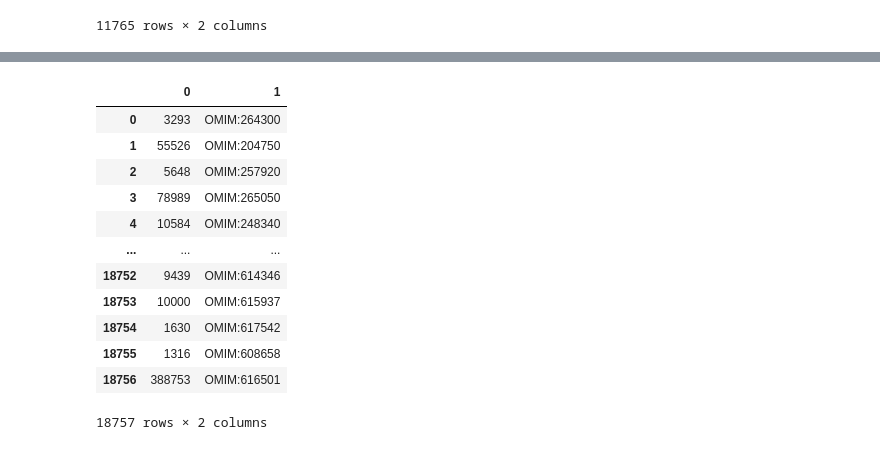
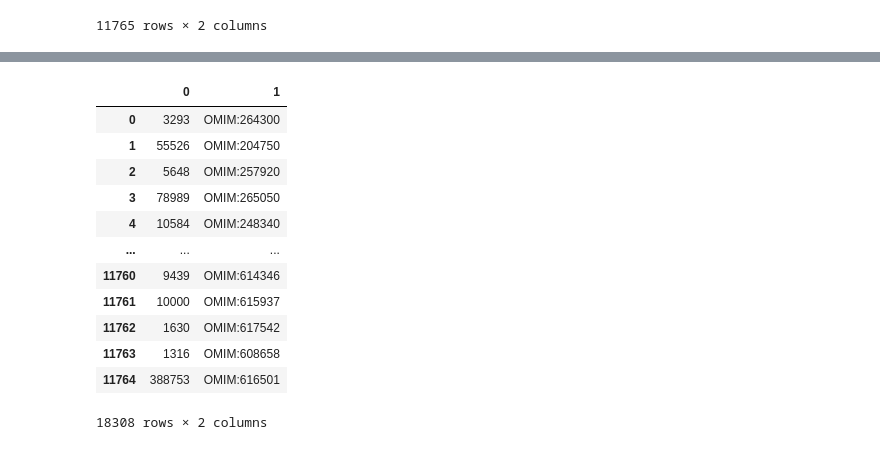
Before and after one commit to Zahra1998Dehghani/gNetDGP, a Jupyter notebook: utility_notebooks/validate-mouse.ipynb, the cells around one changed output, grey strips where cells are left out. Saved outputs shown, nothing was run; the diff lists cells and outputs as text; code cells hidden in the pictures.

```diff
--- a/utility_notebooks/validate-mouse.ipynb
+++ b/utility_notebooks/validate-mouse.ipynb
@@ -204,0 +286,3 @@ unique_gene2diseases_mouse_genes_OMIMs
+# %%
+unique_inflated_mouse_gene_omimid = inflated_mouse_gene_omimid.drop_duplicates()
+unique_inflated_mouse_gene_omimid
@@ -205,6 +303,6 @@ unique_gene2diseases_mouse_genes_OMIMs
 # %%
-unique_gene_diseases = gene_diseases.drop_duplicates()
-unique_gene_diseases
+unique_human_gene_diseases = gene_diseases.drop_duplicates()
+unique_human_gene_diseases
 # %% [output]
 |  | 0 | 1 |
 | 0 | 3119 | OMIM:612595 |
@@ -219,3 +317,8 @@ unique_gene_diseases
 | 11763 | 1316 | OMIM:608658 |
 | 11764 | 388753 | OMIM:616501 |
 11765 rows × 2 columns
+# %%
+unique_inflated_mouse_gene_omimid.loc[:, 0] = unique_inflated_mouse_gene_omimid.loc[:, 0].astype(int)
+unique_inflated_mouse_gene_omimid.loc[:, 1] = unique_inflated_mouse_gene_omimid.loc[:, 1].astype(str)
+
+unique_inflated_mouse_gene_omimid
@@ -221,0 +339,4 @@ unique_gene_diseases
+# %%
+unique_human_gene_diseases.loc[:, 0] = unique_human_gene_diseases.loc[:, 0].astype(int)
+unique_human_gene_diseases.loc[:, 1] = unique_human_gene_diseases.loc[:, 1].astype(str)
+unique_human_gene_diseases
@@ -222,18 +357,18 @@ unique_gene_diseases
 # %%
-concat_pd = pd.concat([unique_gene2diseases_mouse_genes_OMIMs, gene_diseases], ignore_index=True, axis=0)
+concat_pd = pd.concat([unique_inflated_mouse_gene_omimid, unique_human_gene_diseases], axis=0)
 concat_pd
 # %% [output]
 |  | 0 | 1 |
 | 0 | 3293 | OMIM:264300 |
 | 1 | 55526 | OMIM:204750 |
 | 2 | 5648 | OMIM:257920 |
 | 3 | 78989 | OMIM:265050 |
 | 4 | 10584 | OMIM:248340 |
 | ... | ... | ... |
-| 18752 | 9439 | OMIM:614346 |
-| 18753 | 10000 | OMIM:615937 |
-| 18754 | 1630 | OMIM:617542 |
-| 18755 | 1316 | OMIM:608658 |
-| 18756 | 388753 | OMIM:616501 |
+| 11760 | 9439 | OMIM:614346 |
+| 11761 | 10000 | OMIM:615937 |
+| 11762 | 1630 | OMIM:617542 |
+| 11763 | 1316 | OMIM:608658 |
+| 11764 | 388753 | OMIM:616501 |
-18757 rows × 2 columns
+18308 rows × 2 columns
 # %%
```
Also changed, not shown: parts of 42 cells of this notebook, 1 other file.
